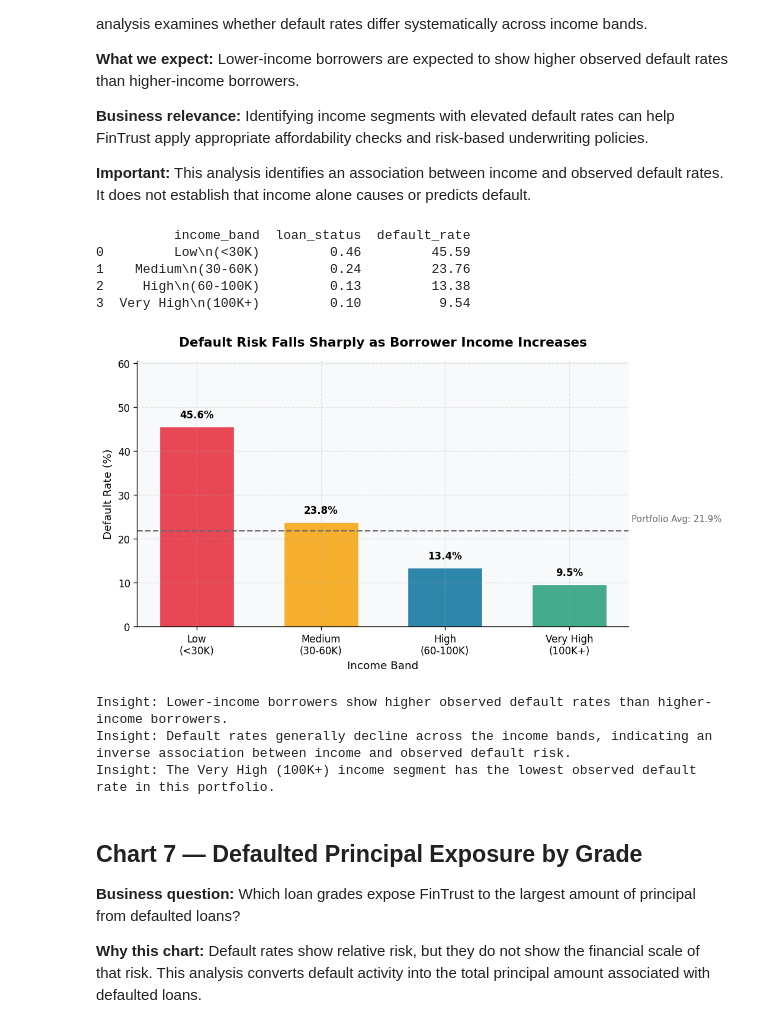
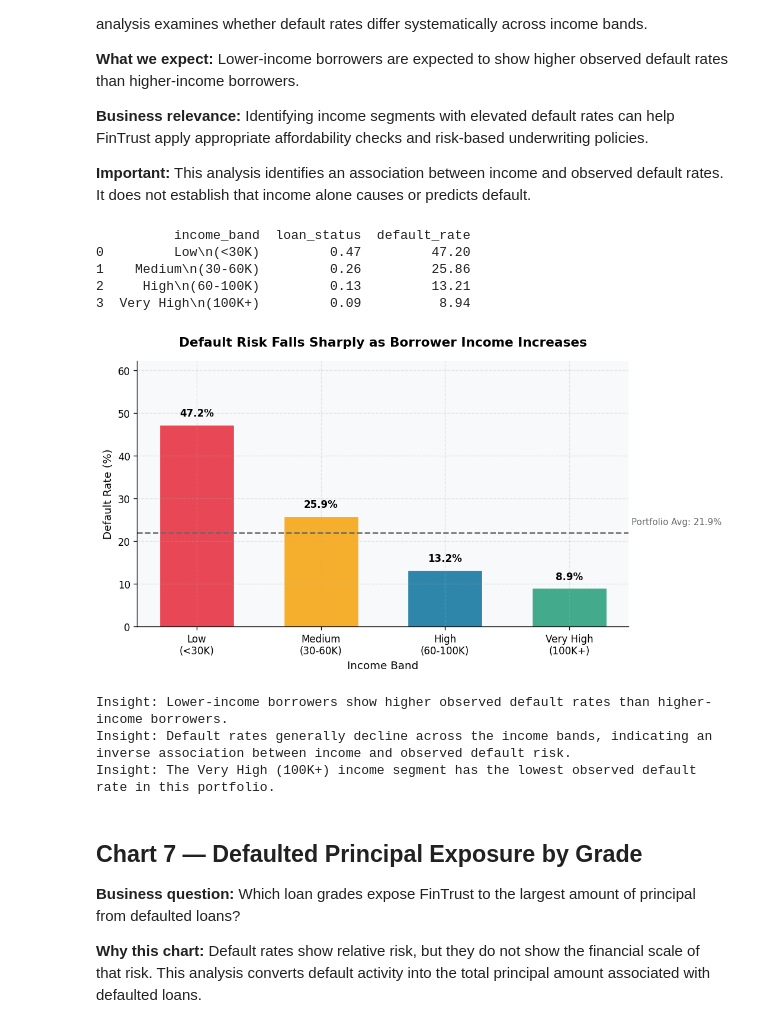
Before and after one commit to tsnuhithreddy/loan-default-risk-analysis, a Jupyter notebook: notebooks/Loan_default_risk_analysis.ipynb, the cells around one changed output. Drawn from its saved outputs; the diff is of its cells as text; code cells hidden in the pictures.

Commit message:
Final notebook: income/age boundary fixes, chart5/chart7 filename fixes, all numbers verified

```diff
--- a/notebooks/Loan_default_risk_analysis.ipynb
+++ b/notebooks/Loan_default_risk_analysis.ipynb
@@ -1094,12 +1096,8 @@ The 35% DTI threshold provides strong separation between lower- and higher-risk
 df['income_band'] = pd.cut(
     df['person_income'],
     bins=[0, 30000, 60000, 100000, df['person_income'].max() + 1],
-    labels=[
-        'Low\n(<30K)',
-        'Medium\n(30-60K)',
-        'High\n(60-100K)',
-        'Very High\n(100K+)'
-    ]
+    labels=['Low\n(<30K)', 'Medium\n(30-60K)', 'High\n(60-100K)', 'Very High\n(100K+)'],
+    right=False  # matches Power BI: exact boundary values fall into the HIGHER band
 )
 
 # Calculate default rate for each income band
@@ -1173,38 +1171,38 @@ ax.set_title(
     fontweight='bold',
     pad=15
 )
 
 # Axis labels
 ax.set_xlabel('Income Band', fontsize=11)
 ax.set_ylabel('Default Rate (%)', fontsize=11)
 ax.set_ylim(0, max(income_data['default_rate']) + 15)
 
 plt.tight_layout()
 plt.savefig('chart6_income_band_default_rate.png', dpi=150, bbox_inches='tight')
 plt.show()
 
 print(
     'Insight: Lower-income borrowers show higher observed '
     'default rates than higher-income borrowers.'
 )
 
 print(
     'Insight: Default rates generally decline across the '
     'income bands, indicating an inverse association between '
     'income and observed default risk.'
 )
 
 print(
     'Insight: The Very High (100K+) income segment has the '
     'lowest observed default rate in this portfolio.'
 )
 # %% [output]
           income_band  loan_status  default_rate
-0         Low\n(<30K)         0.46         45.59
-1    Medium\n(30-60K)         0.24         23.76
-2     High\n(60-100K)         0.13         13.38
-3  Very High\n(100K+)         0.10          9.54
+0         Low\n(<30K)         0.47         47.20
+1    Medium\n(30-60K)         0.26         25.86
+2     High\n(60-100K)         0.13         13.21
+3  Very High\n(100K+)         0.09          8.94
-[figure, old version]
+[figure, new version]
 Insight: Lower-income borrowers show higher observed default rates than higher-income borrowers.
 Insight: Default rates generally decline across the income bands, indicating an inverse association between income and observed default risk.
 Insight: The Very High (100K+) income segment has the lowest observed default rate in this portfolio.
```
Also changed, not shown: parts of 6 cells of this notebook.
